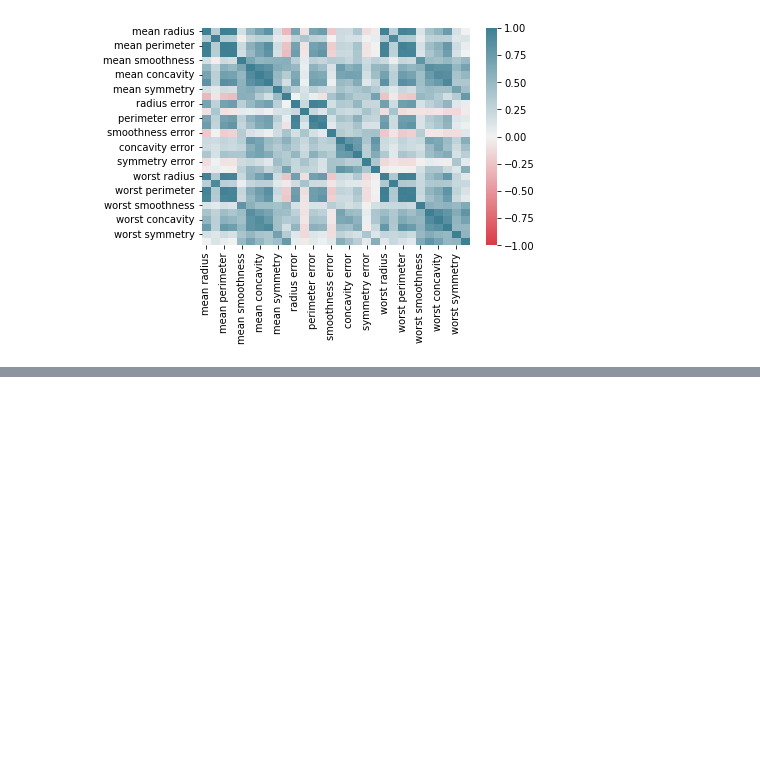
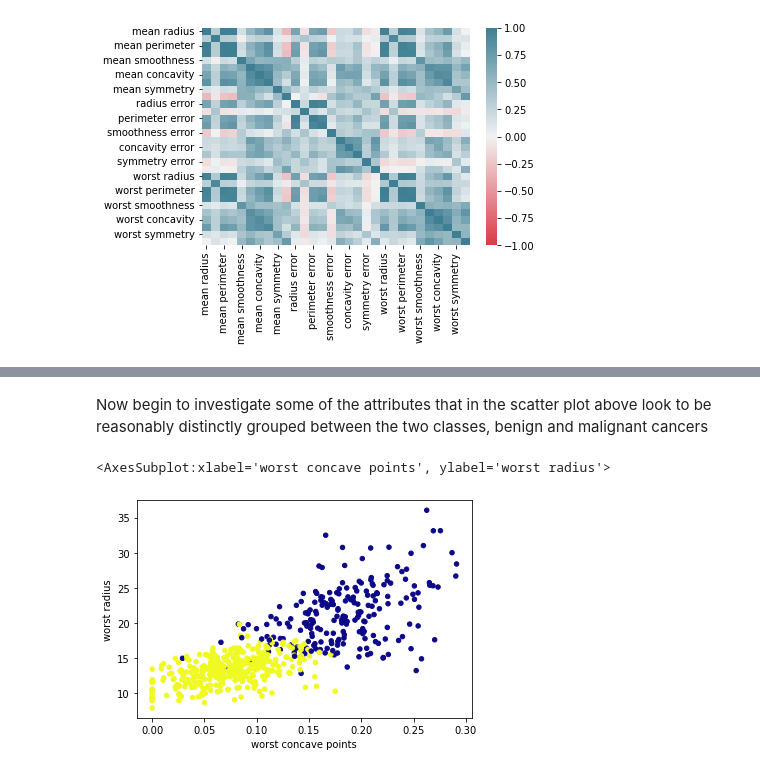
Before and after one commit to fraserwoodburn/Python_coursework, a Jupyter notebook: coursework.ipynb, the cells around one changed output, grey strips where cells are left out. Saved outputs shown, nothing was run; the diff lists cells and outputs as text; code cells hidden in the pictures; blank space fills up the shorter version.

```diff
--- a/coursework.ipynb
+++ b/coursework.ipynb
@@ -59,0 +60,10 @@ a = scatter_matrix(cancer, figsize=(21, 21), c=target)
+# %% [markdown]
+Now begin to investigate some of the attributes that in the scatter plot above look to be reasonably distinctly grouped between the two classes, benign and malignant cancers
+# %%
+X = pd.DataFrame(cancer, columns=["worst concave points", "worst radius"]) # make a dataframe of two attributes
+y = target
+
+X.plot.scatter("worst concave points", "worst radius", c=target, colormap="plasma", colorbar=False) # plot the relationship - looks reasonable
+# %% [output]
+<AxesSubplot:xlabel='worst concave points', ylabel='worst radius'>
+[figure, added]
```
Also changed, not shown: parts of 23 cells of this notebook.
